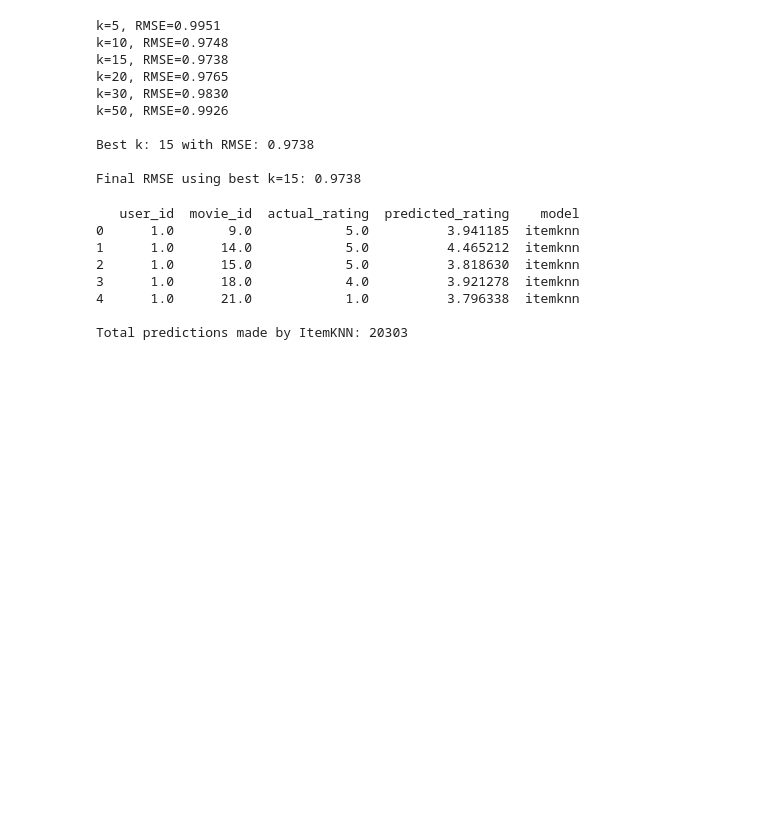
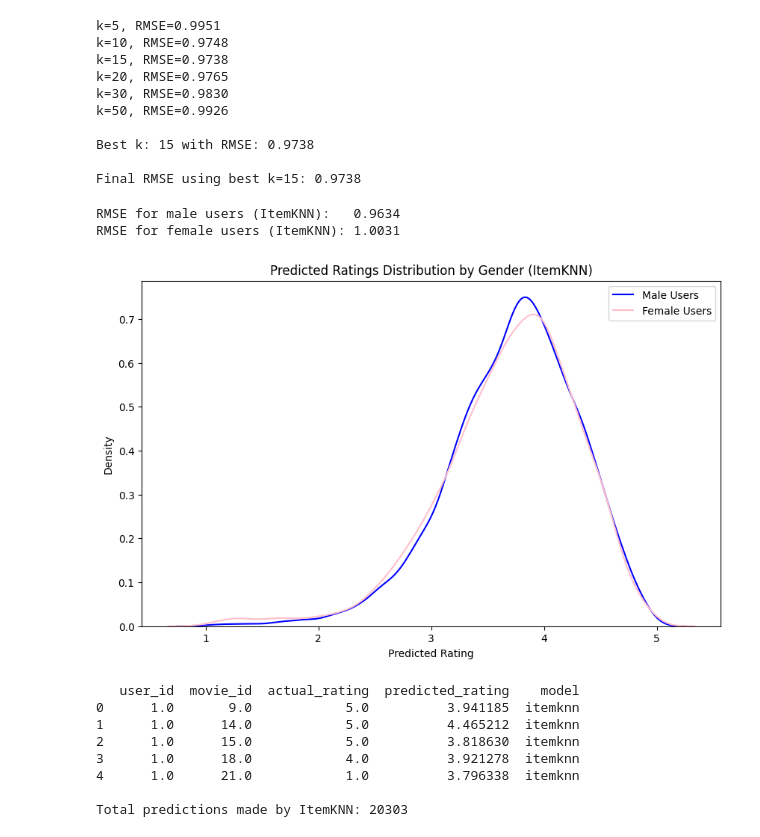
Before and after one commit to LucasvdWielen/Hyperpersonalization-Recsys-SVD-Fairness, a Jupyter notebook: Movielens/Notebooks/knn_item_movielens.ipynb, the cells around one changed output. Cells and saved outputs as stored; diff of their text form; code cells hidden in the pictures; blank space fills up the shorter version.

```diff
--- a/Movielens/Notebooks/knn_item_movielens.ipynb
+++ b/Movielens/Notebooks/knn_item_movielens.ipynb
@@ -214,6 +214,47 @@ k=50, RMSE=0.9926
 Best k: 15 with RMSE: 0.9738
 
 Final RMSE using best k=15: 0.9738
+# %%
+# Create prediction DataFrame for ItemKNN using best_k
+itemknn_preds_df = df_test.copy()
+itemknn_preds_df['predicted_rating'] = [
+    predict_rating_itemknn(row['user_id'], row['movie_id'], best_k)
+    for _, row in df_test.iterrows()
+]
+itemknn_preds_df = itemknn_preds_df.dropna(subset=['predicted_rating'])
+
+# Rename columns for consistency
+itemknn_preds_df = itemknn_preds_df.rename(columns={
+    'rating': 'true_rating',
+    'predicted_rating': 'est'
+})
+# %%
+# Merge with gender information
+df_gender_comparison = df_full[['user_id', 'gender']].drop_duplicates()
+itemknn_gender_df = pd.merge(itemknn_preds_df, df_gender_comparison, on='user_id', how='inner')
+
+# Filter and compute RMSE for each gender
+male_preds = itemknn_gender_df[itemknn_gender_df['gender'] == 'M']
+female_preds = itemknn_gender_df[itemknn_gender_df['gender'] == 'F']
+
+male_rmse = ((male_preds['true_rating'] - male_preds['est'])**2).mean() ** 0.5
+female_rmse = ((female_preds['true_rating'] - female_preds['est'])**2).mean() ** 0.5
+
+print(f"RMSE for male users (ItemKNN):   {male_rmse:.4f}")
+print(f"RMSE for female users (ItemKNN): {female_rmse:.4f}")
+
+plt.figure(figsize=(10, 6))
+sns.kdeplot(male_preds['est'], label='Male Users', color='blue')
+sns.kdeplot(female_preds['est'], label='Female Users', color='pink')
+plt.title("Predicted Ratings Distribution by Gender (ItemKNN)")
+plt.xlabel("Predicted Rating")
+plt.ylabel("Density")
+plt.legend()
+plt.show()
+# %% [output]
+RMSE for male users (ItemKNN):   0.9634
+RMSE for female users (ItemKNN): 1.0031
+[figure, added]
 # %%
 # Create an empty list to collect prediction rows
 itemknn_preds = []
```
Also changed, not shown: 2 other files.
